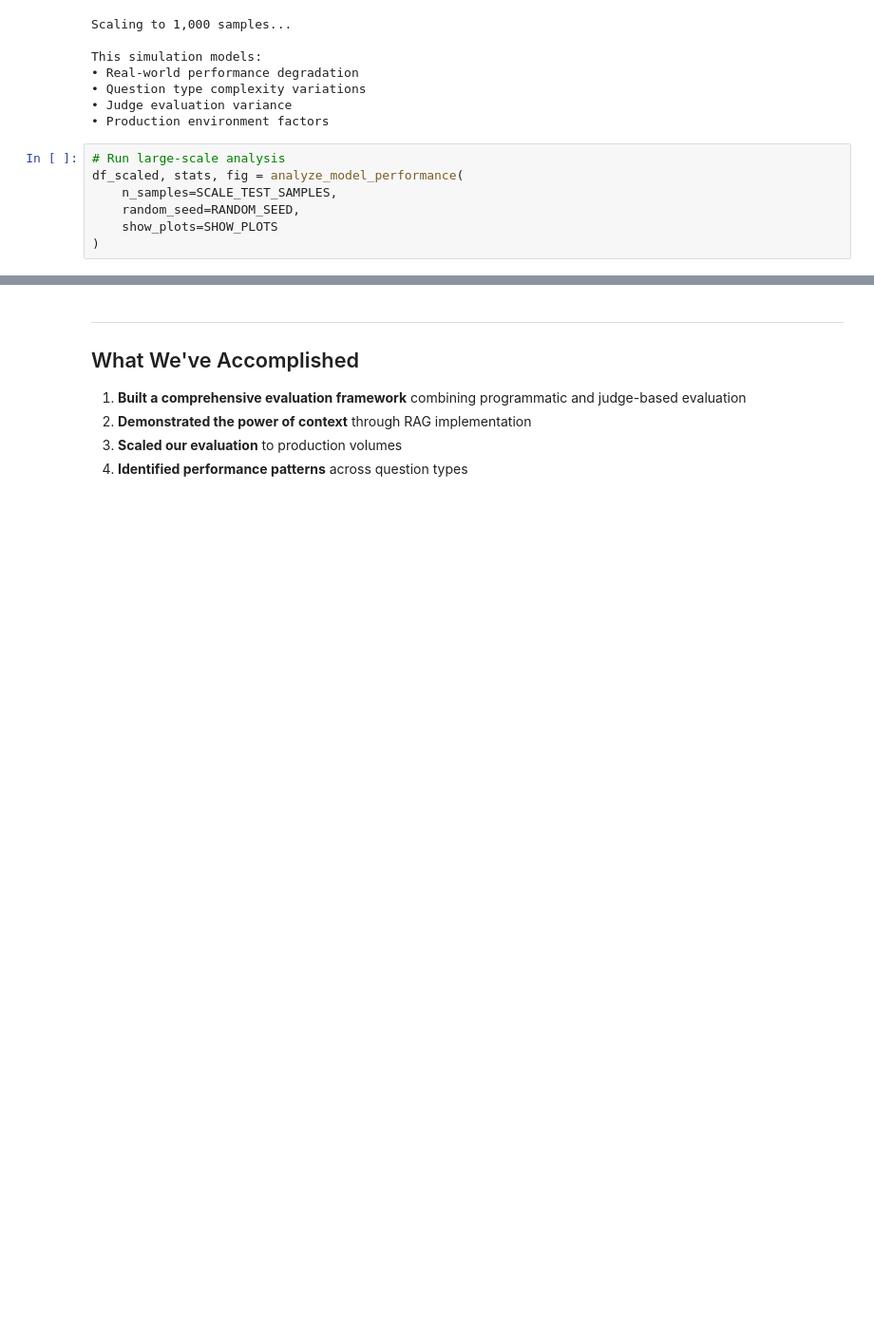
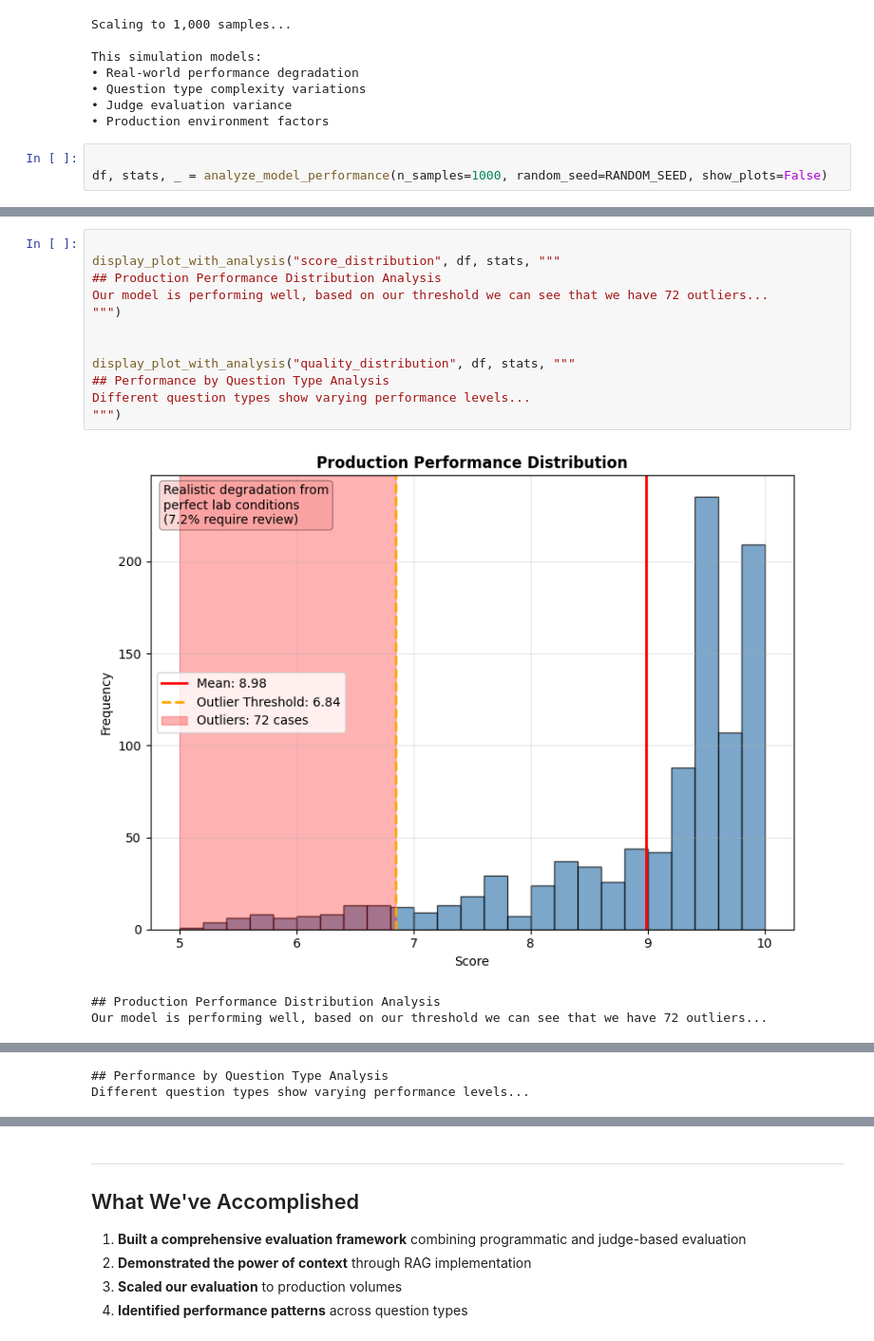
Before and after one commit to archive-of-deleted-repositories/wirjo__sample-gen-ai-evaluations-workshop, a Jupyter notebook: 02-quality-metrics/01_LLM_as_Judge_analysis.ipynb, the cells around one changed output, grey strips where cells are left out. Shown at 95% size. Drawn from its saved outputs; the diff is of its cells as text; blank space fills up the shorter version.

Commit message:
Updated LLM as a Judge analysis

```diff
--- a/02-quality-metrics/01_LLM_as_Judge_analysis.ipynb
+++ b/02-quality-metrics/01_LLM_as_Judge_analysis.ipynb
@@ -444,12 +444,8 @@ This simulation models:
 • Judge evaluation variance
 • Production environment factors
 # %%
-# Run large-scale analysis
-df_scaled, stats, fig = analyze_model_performance(
-    n_samples=SCALE_TEST_SAMPLES,
-    random_seed=RANDOM_SEED,
-    show_plots=SHOW_PLOTS
-)
+
+df, stats, _ = analyze_model_performance(n_samples=1000, random_seed=RANDOM_SEED, show_plots=False)
 # %% [output]
 Overall Performance: 8.98 ± 1.07
 Outliers (< 6.84): 72 cases
@@ -469,0 +464,16 @@ Statistical significance achieved: can detect ±1.1 point performance changes
+# %%
+
+display_plot_with_analysis("score_distribution", df, stats, """
+## Production Performance Distribution Analysis
+Our model is performing well, based on our threshold we can see that we have 72 outliers...
+""")
+
+
+display_plot_with_analysis("quality_distribution", df, stats, """
+## Performance by Question Type Analysis
+Different question types show varying performance levels...
+""")
+# %% [output]
+[figure, added]
+## Production Performance Distribution Analysis
+Our model is performing well, based on our threshold we can see that we have 72 outliers...
@@ -469,0 +481,2 @@ Statistical significance achieved: can detect ±1.1 point performance changes
+## Performance by Question Type Analysis
+Different question types show varying performance levels...
```
Also changed, not shown: parts of 10 cells of this notebook, 1 other file.
